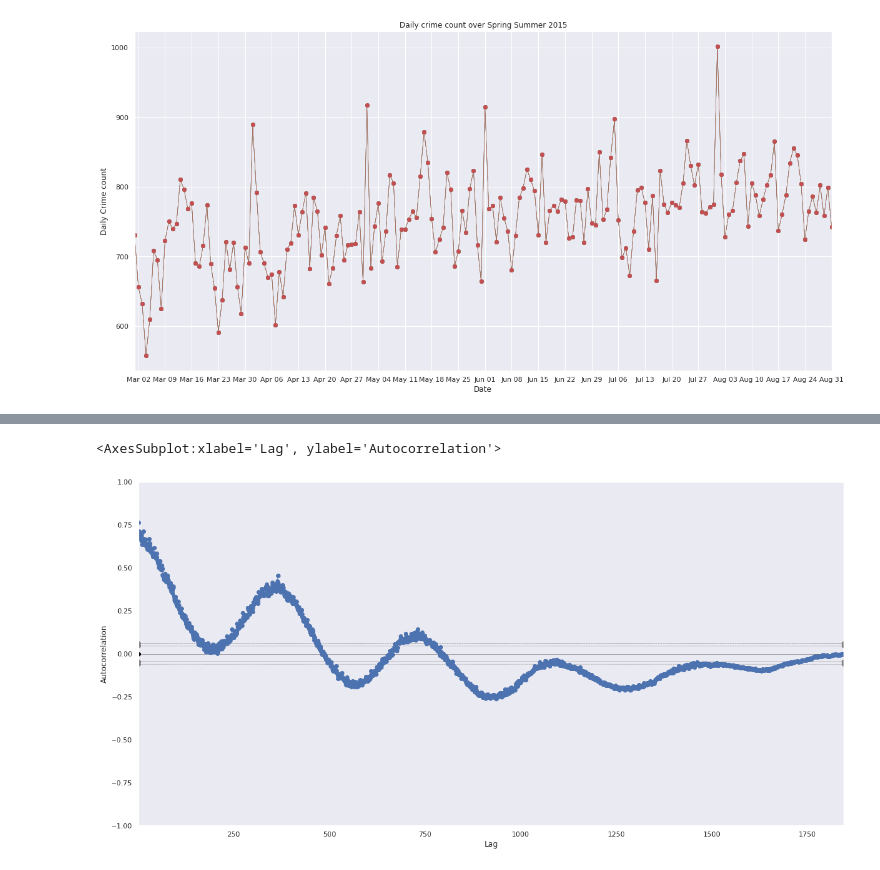
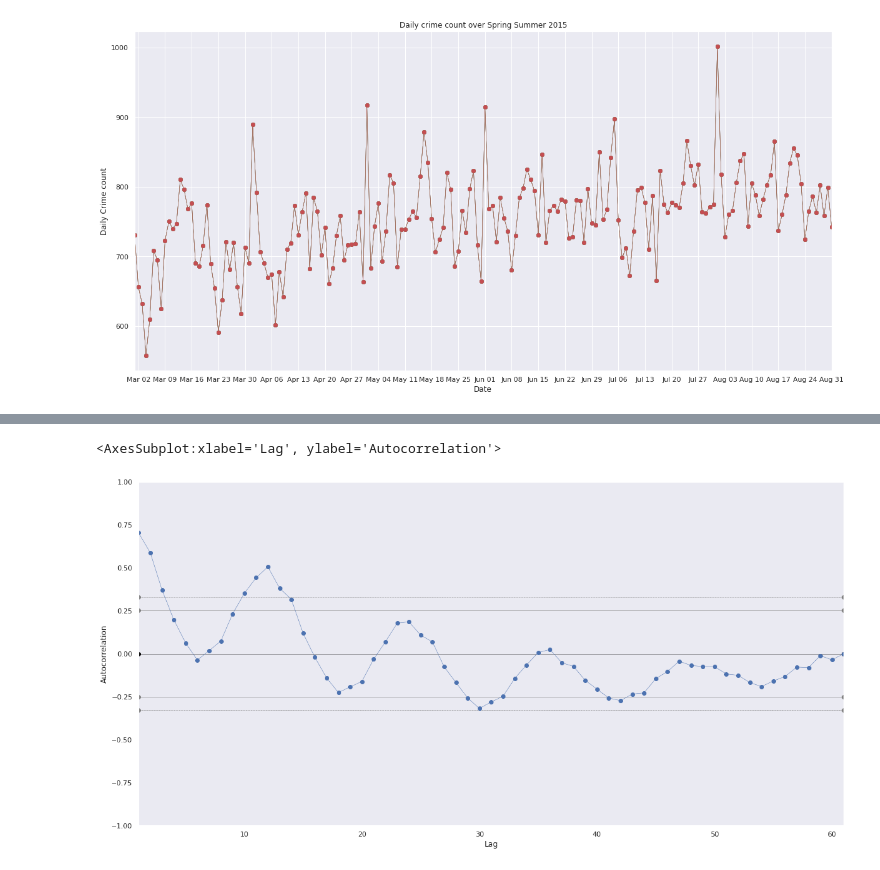
Before and after one commit to anto8460/chicago_project, a Jupyter notebook: chicago_project/timeseries_analysis_and_forecasting.ipynb, the cells around one changed output, grey strips where cells are left out. Saved outputs shown, nothing was run; the diff lists cells and outputs as text; code cells hidden in the pictures.

```diff
--- a/chicago_project/timeseries_analysis_and_forecasting.ipynb
+++ b/chicago_project/timeseries_analysis_and_forecasting.ipynb
@@ -219,8 +217,8 @@ police_data = police_data.drop(columns=drop_attributes)
 print(f'Shape of table before resampling: {police_data.shape}')
 
 police_data['Crime Count'] = ""
-daily_series = police_data.resample(rule='1d', kind='period').count()
-print(f'Shape of period array: {daily_series.shape}')
-print(daily_series.info())
-daily_series.head(2)
+series = police_data.resample(rule='1m', kind='period').count()
+print(f'Shape of period array: {series.shape}')
+print(series.info())
+series.head(2)
 # %% [output]
@@ -243,9 +249,7 @@ None
 # %%
 from pandas.plotting import autocorrelation_plot
-daily_series = police_data.resample(rule ='1d', kind = 'period').count()
-
 # This can help as choose the lag to be used in the Arima model, p value
-autocorrelation_plot(daily_series)
+autocorrelation_plot(series)
 # %% [output]
 <AxesSubplot:xlabel='Lag', ylabel='Autocorrelation'>
-[figure, old version]
+[figure, new version]
```
Also changed, not shown: parts of 12 cells of this notebook.
